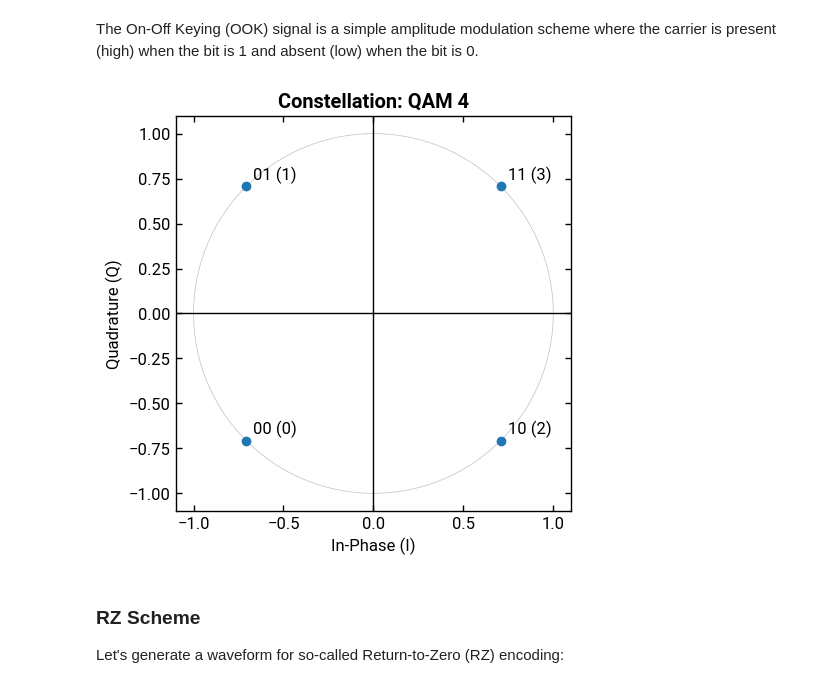
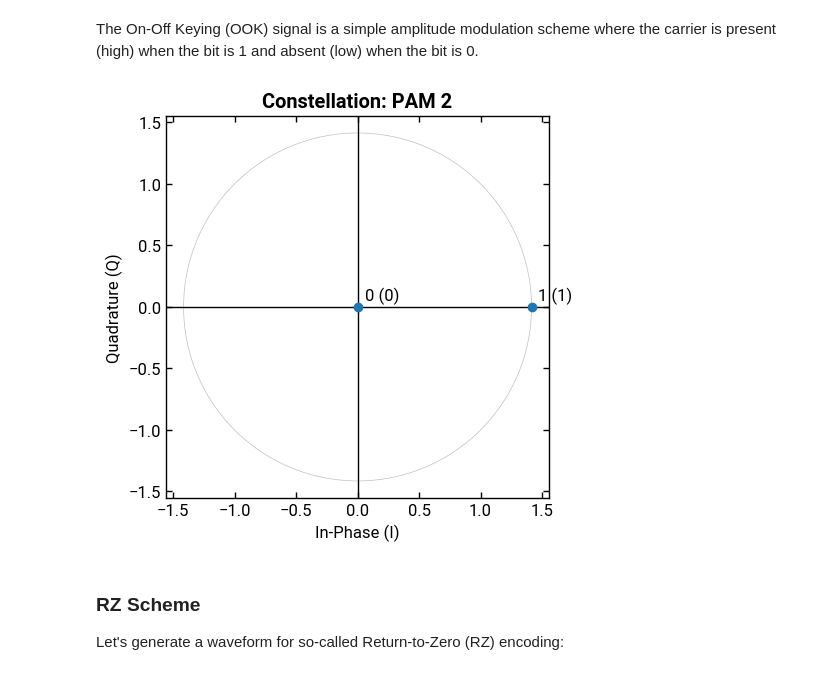
Before and after one commit to lokgar/commstools, a Jupyter notebook: examples/01-pam-waveforms.ipynb, the cells around one changed output. Drawn from its saved outputs; the diff is of its cells as text; code cells hidden in the pictures.

```diff
--- a/examples/01-pam-waveforms.ipynb
+++ b/examples/01-pam-waveforms.ipynb
@@ -15,9 +15,9 @@ set_log_level("WARNING")
 # %% [markdown]
 The On-Off Keying (OOK) signal is a simple amplitude modulation scheme where the carrier is present (high) when the bit is 1 and absent (low) when the bit is 0.
 # %%
-ideal_constellation(modulation="qam", order=4, show=True, unipolar=True)
+ideal_constellation(modulation="pam", order=2, show=True, unipolar=True)
 # %% [output]
-[figure, old version]
+[figure, new version]
 # %% [markdown]
 ### RZ Scheme
 
```
Also changed, not shown: parts of 8 cells of this notebook, 26 other files.
